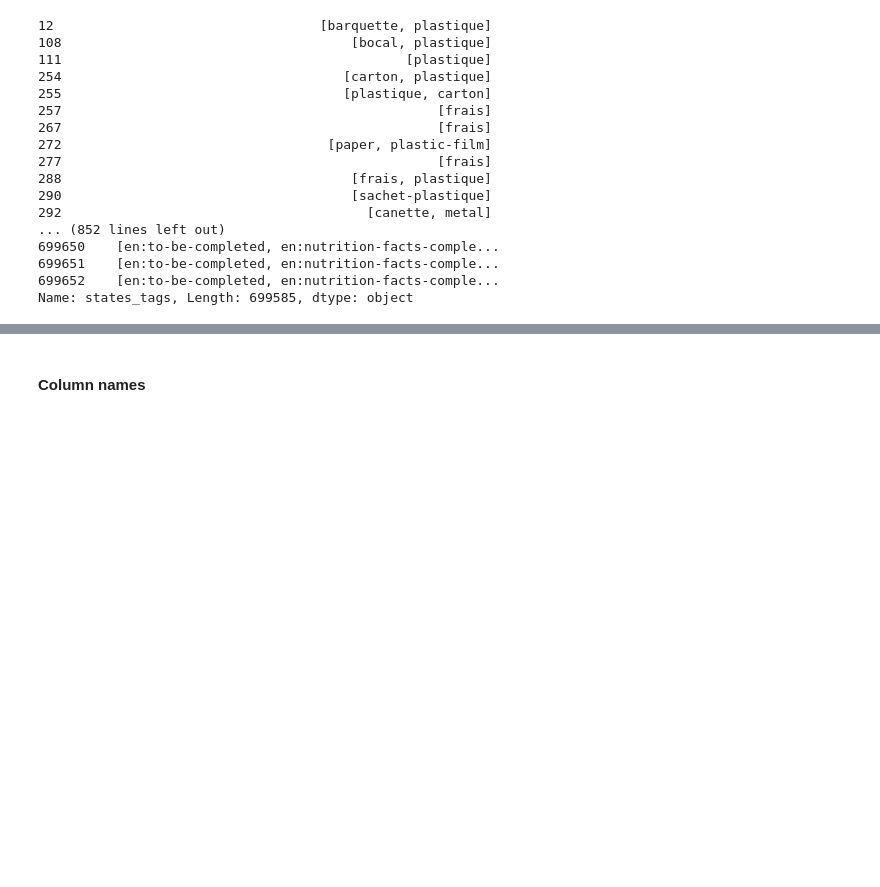
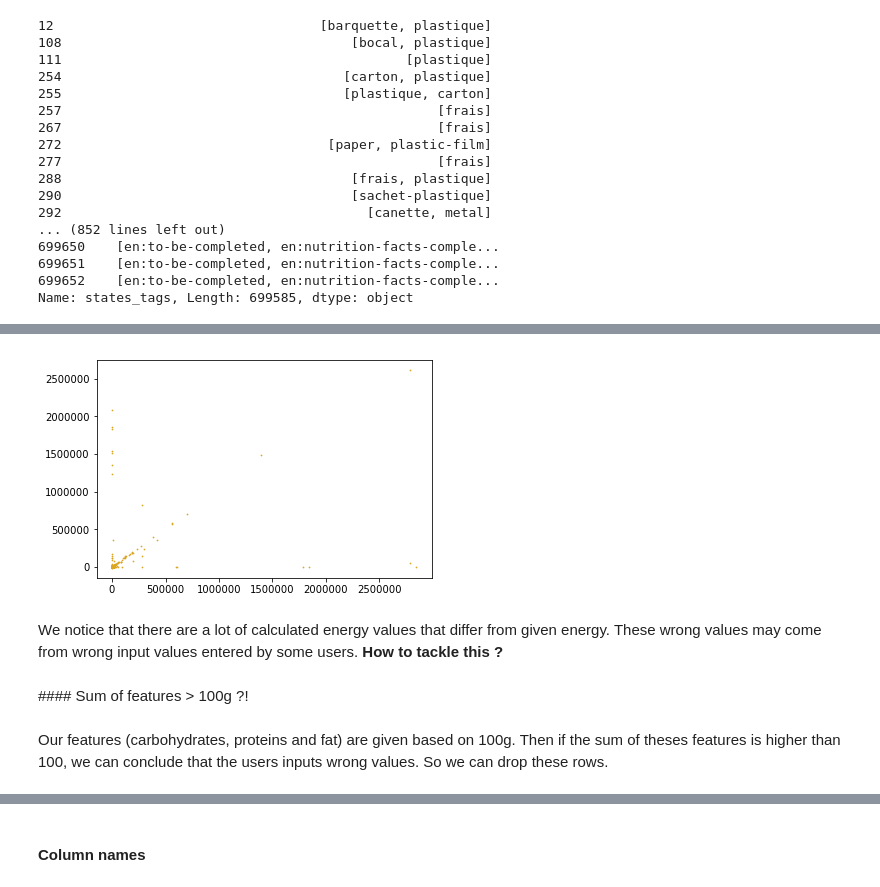
Before and after one commit to aelamran/ADA-project1-Openfoodfacts, a Jupyter notebook: Open Food Fact.ipynb, the cells around one changed output, grey strips where cells are left out. Saved outputs shown, nothing was run; the diff lists cells and outputs as text; code cells hidden in the pictures; blank space fills up the shorter version.

Commit message:
inputs errors

```diff
--- a/Open Food Fact.ipynb
+++ b/Open Food Fact.ipynb
@@ -258,0 +282,5 @@ cleaned_df=df.drop(features_to_remove,axis=1)
+# %%
+energy_data = cleaned_df.loc[:,['carbohydrates_100g','proteins_100g','fat_100g','energy_100g']].dropna()
+energy_data['calculated_energy'] = 17*energy_data['carbohydrates_100g'] + 17*energy_data['proteins_100g'] + 39*energy_data['fat_100g']
+energy_data['error(in %)'] = abs(energy_data['calculated_energy']/energy_data['energy_100g']-1) *100
+energy_data.head()
@@ -258,0 +306,11 @@ cleaned_df=df.drop(features_to_remove,axis=1)
+# %%
+plt.scatter(energy_data["energy_100g"], energy_data["calculated_energy"],s = 0.5, c= "goldenrod")
+plt.show()
+# %% [output]
+[figure, added]
+# %% [markdown]
+We notice that there are a lot of calculated energy values that differ from given energy. These wrong values may come from wrong input values entered by some users. __How to tackle this ?__
+# %% [markdown]
+#### Sum of features > 100g ?!
+# %% [markdown]
+Our features (carbohydrates, proteins and fat) are given based on 100g. Then if the sum of theses features is higher than 100, we can conclude that the users inputs wrong values. So we can drop these rows.
```
Also changed, not shown: parts of 19 cells of this notebook.
